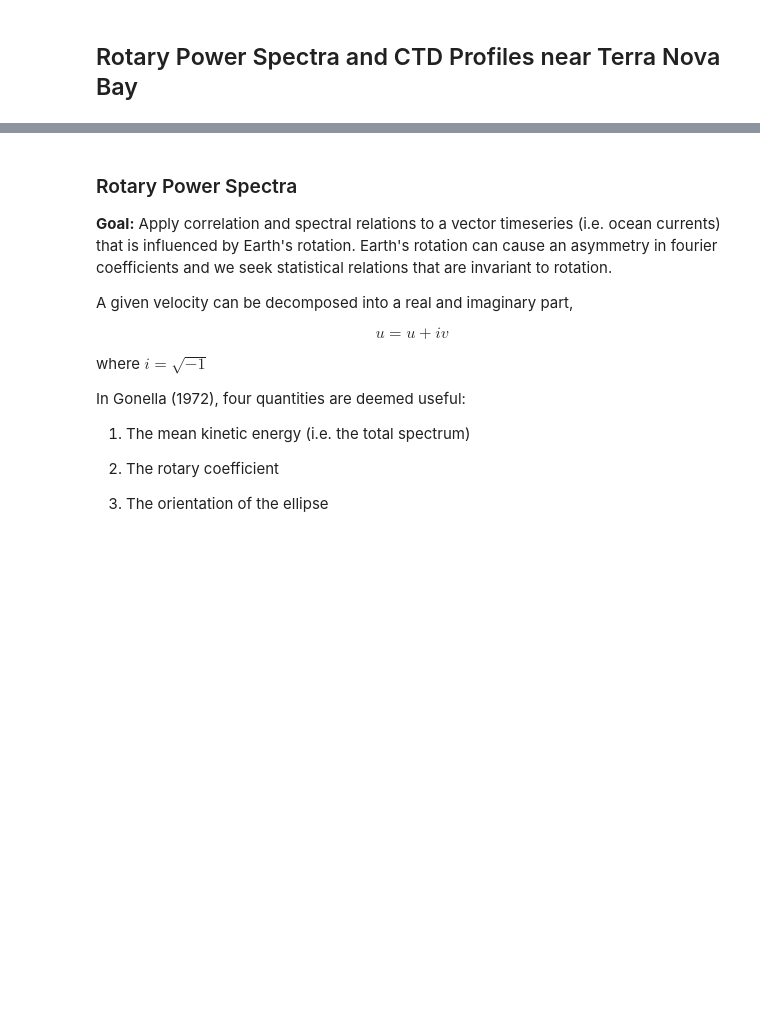
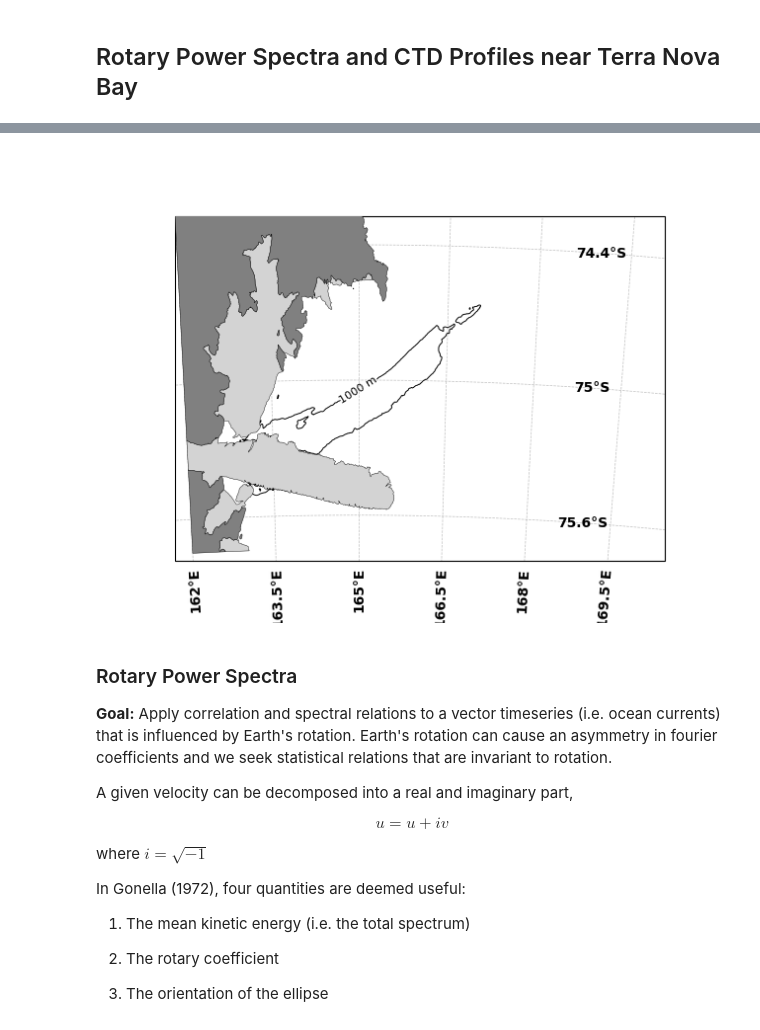
Before and after one commit to MackenzieBlanusa/TNB_tools, a Jupyter notebook: MastersThesis/rotaryspectra_ctd.ipynb, the cells around one changed output, grey strips where cells are left out. Cells and saved outputs as stored; diff of their text form; code cells hidden in the pictures; blank space fills up the shorter version.

```diff
--- a/MastersThesis/rotaryspectra_ctd.ipynb
+++ b/MastersThesis/rotaryspectra_ctd.ipynb
@@ -3,3 +205,7 @@
+# %%
+fig, ax = TNB_study_site()
+# %% [output]
+[figure, added]
 # %%
 import xarray as xr
 import matplotlib.pyplot as plt
```
Also changed, not shown: parts of 46 cells of this notebook.
